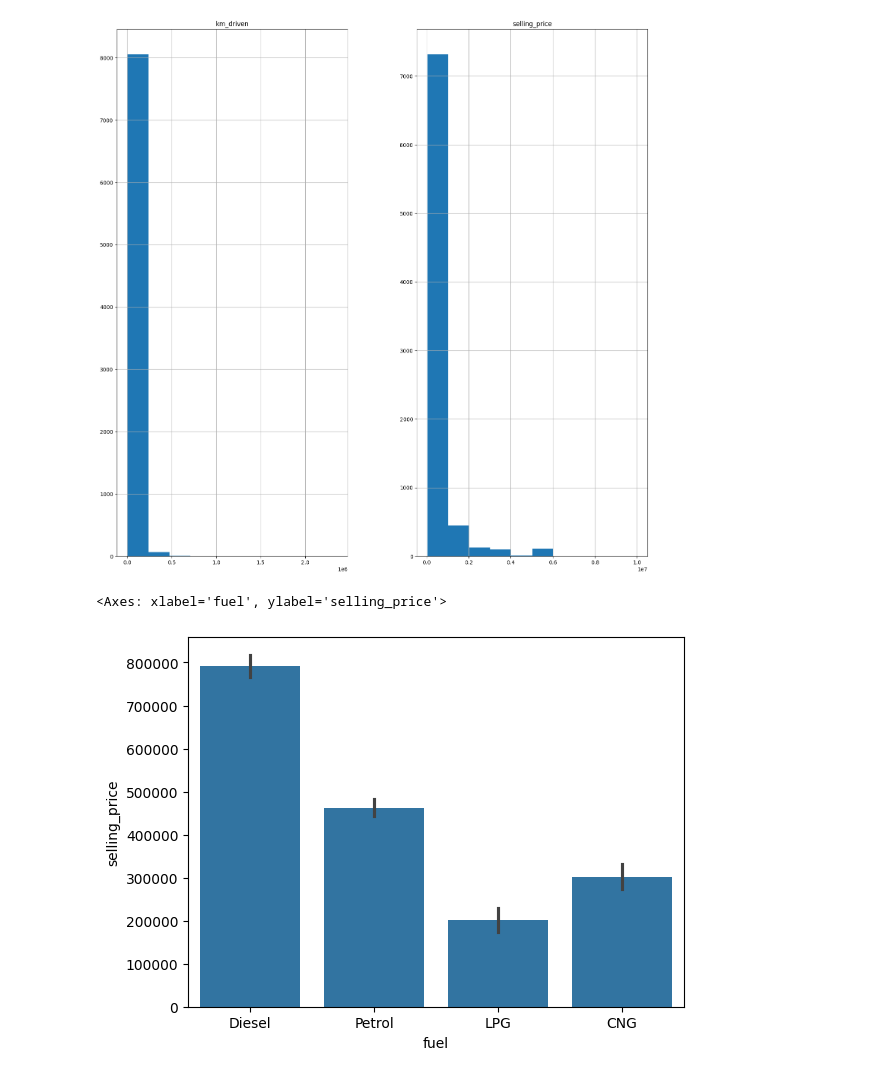
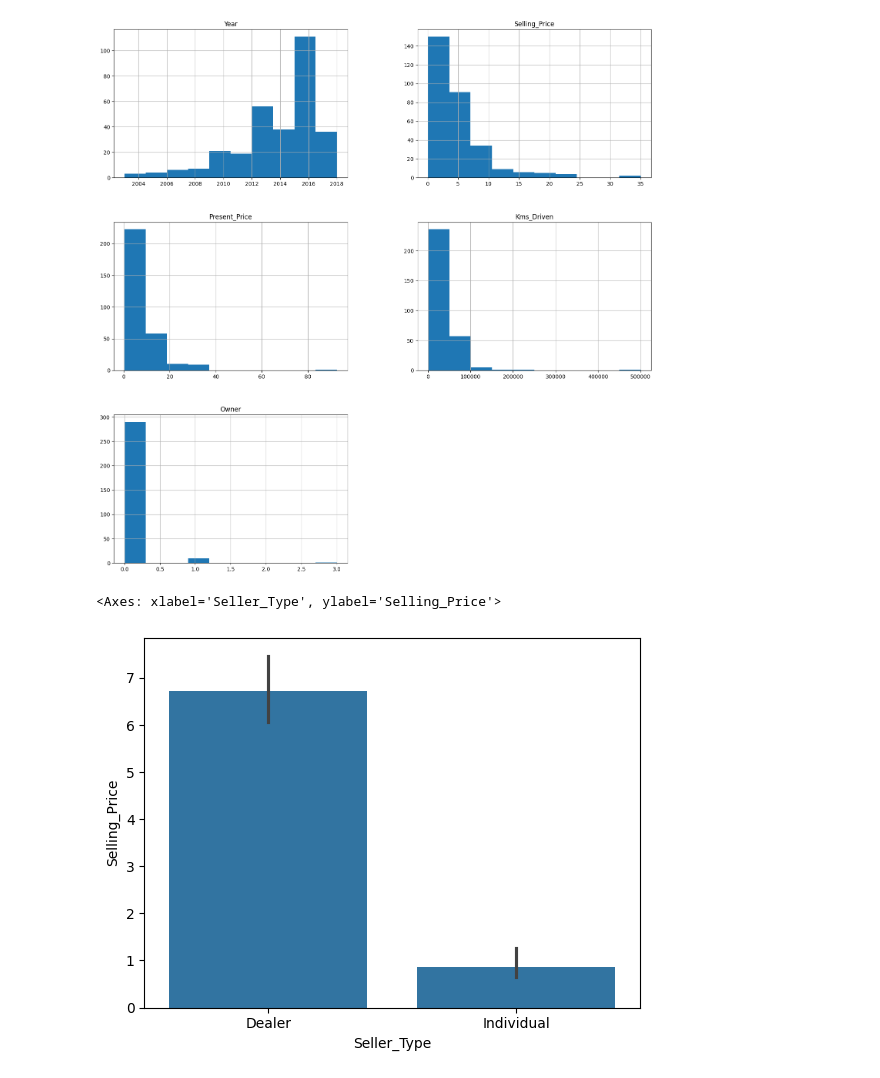
Before and after one commit to Lathankv/portfolio, a Jupyter notebook: cars.ipynb, the cells around one changed output. Drawn from its saved outputs; the diff is of its cells as text; code cells hidden in the pictures.

```diff
--- a/cars.ipynb
+++ b/cars.ipynb
@@ -23,6 +23,6 @@ for dirname, _, filenames in os.walk('/kaggle/input'):
   for filename in filenames:
     print(os.path.join(dirname, filename))
 # %%
-df=pd.read_csv('cars.csv')
+df=pd.read_csv('car data.csv')
 df.head()
 # %% [output]
@@ -128,10 +125,10 @@ https://gist.github.com/mwaskom/de44147ed2974457ad6372750bbe5751
 # %%
 fig = df.hist(figsize=(18,18))
 # %% [output]
-[figure, old version]
+[figure, new version]
 # %%
-sns.barplot(x='fuel',y='selling_price',data=df)
+sns.barplot(x='Seller_Type'	,y='Selling_Price',data=df)
 # %% [output]
-<Axes: xlabel='fuel', ylabel='selling_price'>
+<Axes: xlabel='Seller_Type', ylabel='Selling_Price'>
-[figure, old version]
+[figure, new version]
 # %%
```
Also changed, not shown: parts of 18 cells of this notebook.
